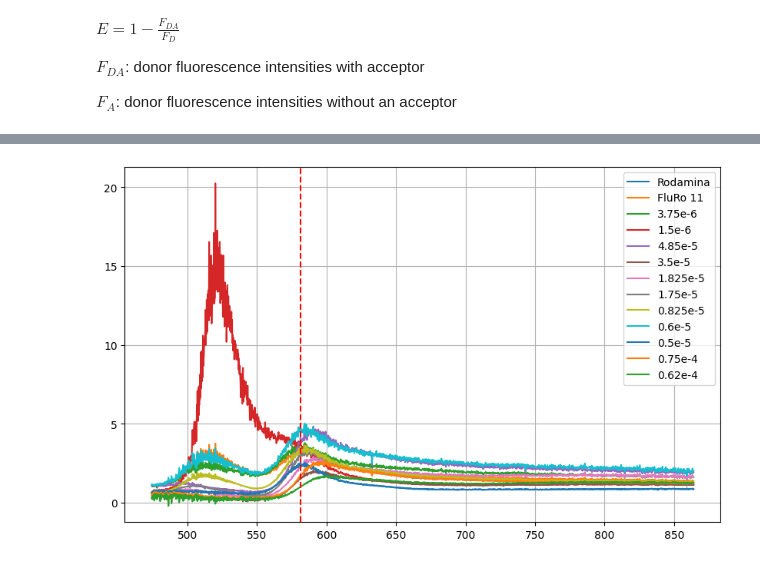
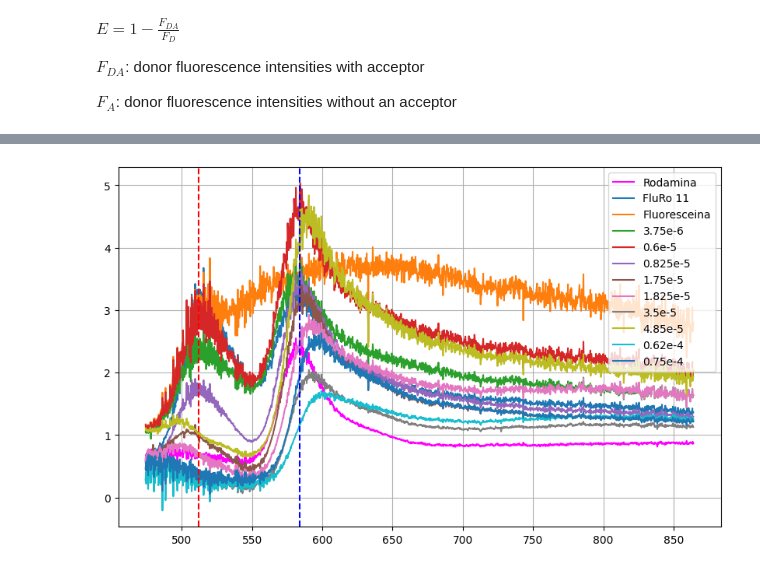
Before and after one commit to BernardoPironio/Espectrometria-difractiva, a Jupyter notebook: analisis_3.ipynb, the cells around one changed output, grey strips where cells are left out. Saved outputs shown, nothing was run; the diff lists cells and outputs as text; code cells hidden in the pictures.

```diff
--- a/analisis_3.ipynb
+++ b/analisis_3.ipynb
@@ -171,0 +175,4 @@ plt.show()
+# %%
+# Defino las concentraciones en orden y calculo la fluorescencia del donor sin acepptor
+concentraciones = np.array(['3.75e-6','0.5e-5','0.6e-5','0.825e-5','1.75e-5','1.825e-5','4.85e-5','0.75e-4'])
+# '1.5e-6','0.5e-5'
@@ -171,0 +196,18 @@ plt.show()
+# %%
+plt.figure(figsize = (10, 6))
+
+a, b = 1_300, 3_000
+cmap = plt.cm.magma
+
+# Concentraciones
+for i in np.arange(0,len(F_das)):
+    plt.plot(Emision_datos['Longitud_FluRo_11'][a:b], F_das[i][a:b],
+         label = f'{concentraciones[i]}',color = cmap(i/7))
+
+# Rodamina emision
+plt.plot(Emision_datos['Longitud_Rodamina0.5e-5'][a:b], Emision_datos['Intensidad_Rodamina0.5e-5'][a:b] / Emision_datos['Intensidad_Control'][a:b],
+         label = 'Rodamina',c ='blue')
+
+
+plt.grid(), plt.legend(loc = 'upper right')
+plt.show()
@@ -183,6 +227,7 @@ posicion_lambda = 1780
 # %%
 # Defino las concentraciones en orden y calculo la fluorescencia del donor sin acepptor
-concentraciones = np.array(['3.75e-6','1.5e-6','4.85e-5','3.5e-5','1.825e-5','1.75e-5','0.825e-5','0.6e-5','0.5e-5','0.75e-4','0.62e-4'])
+concentraciones = np.array(['3.75e-6','0.6e-5','0.825e-5','1.75e-5','1.825e-5','3.5e-5','4.85e-5','0.62e-4','0.75e-4'])
+# '1.5e-6','0.5e-5'
 F_a = Emision_datos['Intensidad_Fluoresceina_0.5mM'][posicion_lambda]/Emision_datos['Intensidad_Control'][posicion_lambda]
 # %%
 # Calculo para cada concentracion de acceptor la florescencia del donor
@@ -211,27 +255,31 @@ array([3.55859853, 3.62667902, 3.88441392, 1.5703898 , 2.31176823,
 # %%
 plt.figure(figsize = (10, 6))
 
 a, b = 1_300, 3_000
 # Rodamina emision
 plt.plot(Emision_datos['Longitud_Rodamina0.5e-5'][a:b], Emision_datos['Intensidad_Rodamina0.5e-5'][a:b] / Emision_datos['Intensidad_Control'][a:b],
-         label = 'Rodamina')
+         label = 'Rodamina',c = 'magenta')
 
 # Ambas
 plt.plot(Emision_datos['Longitud_FluRo_11'][a:b], Emision_datos['Intensidad_FluRo_11'][a:b] / Emision_datos['Intensidad_Control'][a:b],
          label = 'FluRo 11')
 
+# Floresceina emision
+plt.plot(Emision_datos['Longitud_Fluoresceina_0.5mM'][a:b], Emision_datos['Intensidad_Fluoresceina_0.5mM'][a:b] / Emision_datos['Intensidad_Control'][a:b],
+         label = 'Fluoresceina')
+
 # Concentraciones
-for i in range(len(F_das)):
+for i in np.arange(0,len(F_das)):
     plt.plot(Emision_datos['Longitud_FluRo_11'][a:b], F_das[i][a:b],
          label = f'{concentraciones[i]}')
 
 
-
-plt.axvline(Emision_datos['Longitud_Control'][posicion_lambda],c = 'red',linestyle = '--')
+plt.axvline(Emision_datos['Longitud_Control'][1470],c = 'red',linestyle = '--')
+plt.axvline(Emision_datos['Longitud_Control'][1790],c = 'blue',linestyle = '--')
 plt.grid(), plt.legend(loc = 'upper right')
 plt.show()
 # %% [output]
-[figure, old version]
+[figure, new version]
 # %%
 # Calculo cada eficiencia por concentracion el la posicion elegida
 E = []
```
Also changed, not shown: parts of 17 cells of this notebook, 1 other file.
